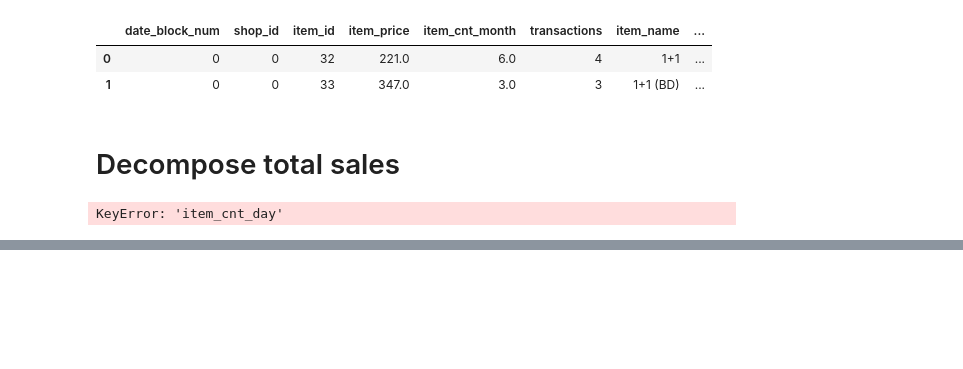
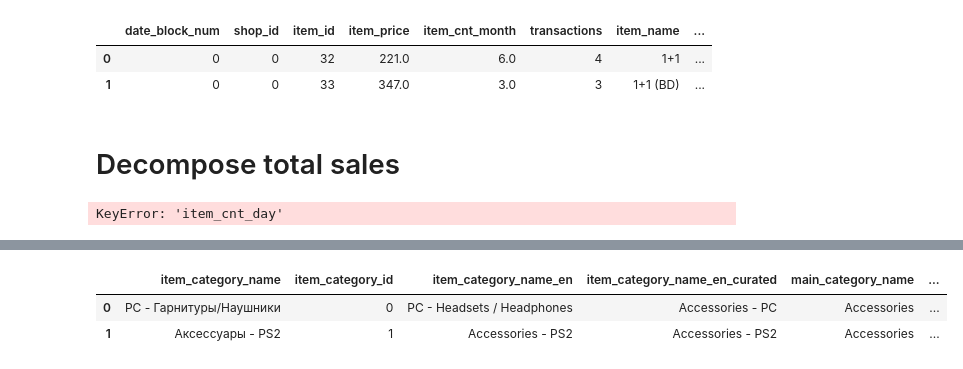
Before and after one commit to RobBlanchard/kaggle-predict-sales, a Jupyter notebook: EDA.ipynb, the cells around one changed output, grey strips where cells are left out. Saved outputs shown, nothing was run; the diff lists cells and outputs as text; code cells hidden in the pictures; blank space fills up the shorter version.

```diff
--- a/EDA.ipynb
+++ b/EDA.ipynb
@@ -392,0 +469,8 @@ isinstance(X_train_total["date"].values[0], np.datetime64)
+# %%
+categories["item_category_name_en_curated"] = process_categories(categories["item_category_name_en"])
+categories[["main_category_name","sub_category_name"]] = categories["item_category_name_en_curated"].str.split(" - ", expand=True)
+categories.head(2)
+# %% [output]
+|  | item_category_name | item_category_id | item_category_name_en | item_category_name_en_curated | main_category_name | ... |
+| 0 | PC - Гарнитуры/Наушники | 0 | PC - Headsets / Headphones | Accessories - PC | Accessories | ... |
+| 1 | Аксессуары - PS2 | 1 | Accessories - PS2 | Accessories - PS2 | Accessories | ... |
```
Also changed, not shown: parts of 8 cells of this notebook, 3 other files.
